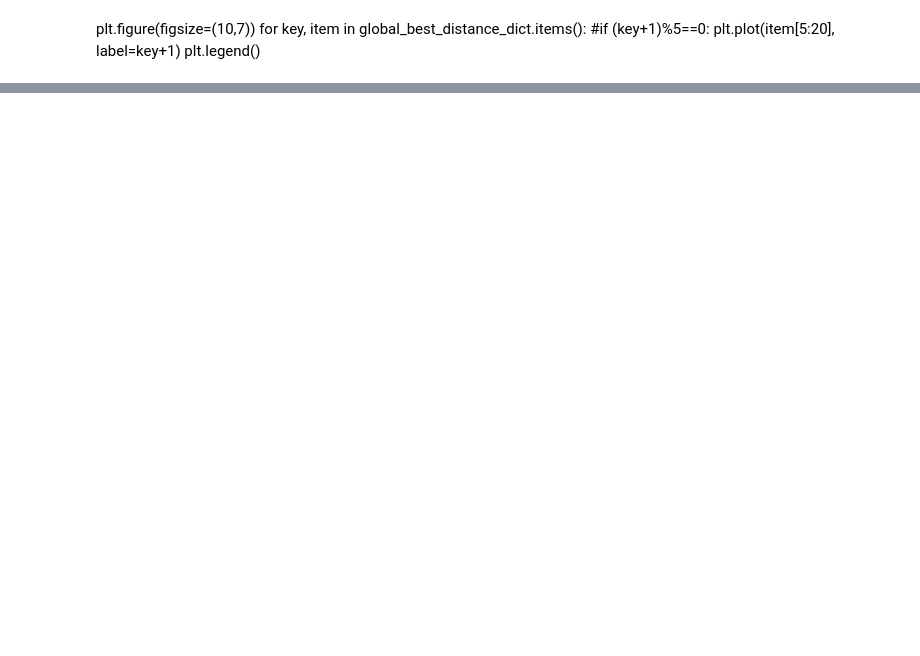
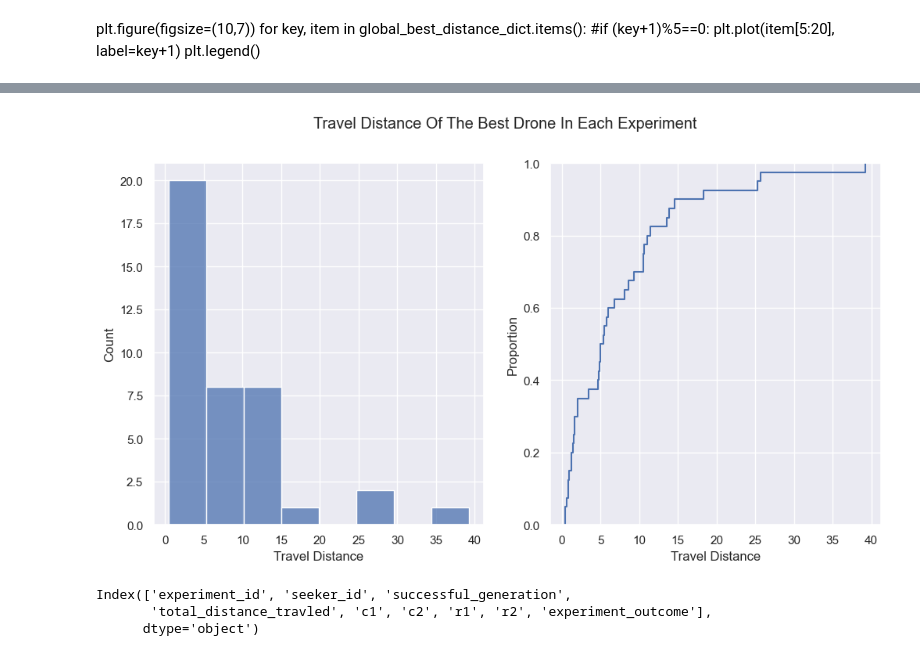
Before and after one commit to MadushanPathirana/Intelligent_Agents_in_Gaming, a Jupyter notebook: POS.ipynb, the cells around one changed output, grey strips where cells are left out. Saved outputs shown, nothing was run; the diff lists cells and outputs as text; code cells hidden in the pictures; blank space fills up the shorter version.

```diff
--- a/POS.ipynb
+++ b/POS.ipynb
@@ -302,0 +576,10 @@ plt.close()
+# %%
+distribution_plot(results.total_distance_travled,'Travel Distance Of The Best Drone In Each Experiment','Travel Distance')
+# %% [output]
+[figure, added]
+# %%
+results.columns
+# %% [output]
+Index(['experiment_id', 'seeker_id', 'successful_generation',
+       'total_distance_travled', 'c1', 'c2', 'r1', 'r2', 'experiment_outcome'],
+      dtype='object')
```
Also changed, not shown: parts of 17 cells of this notebook, 2 other files.
